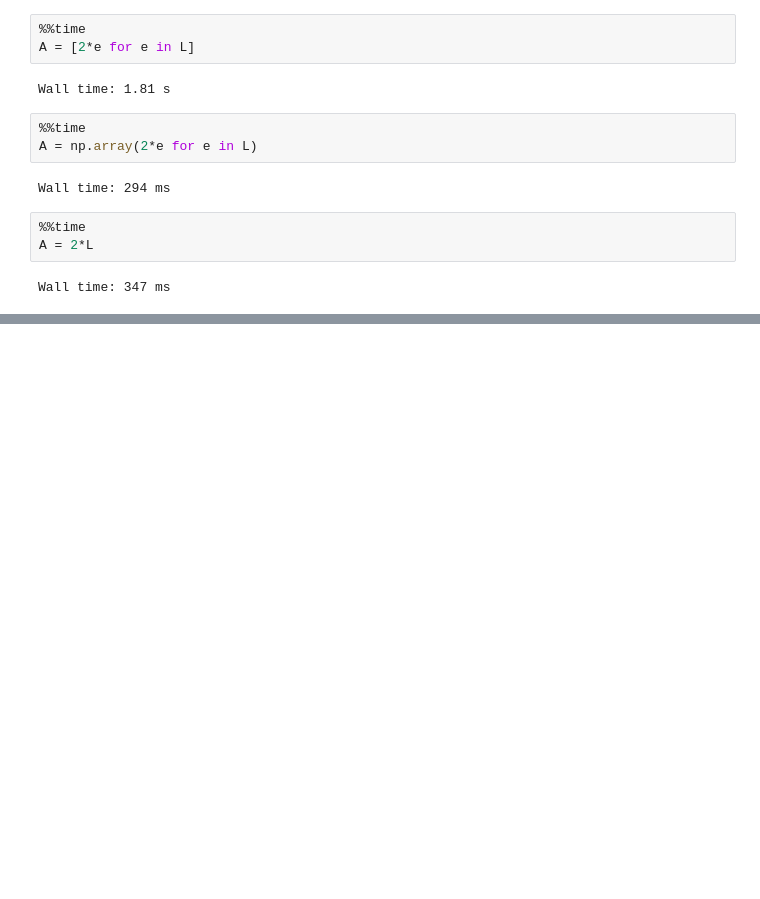
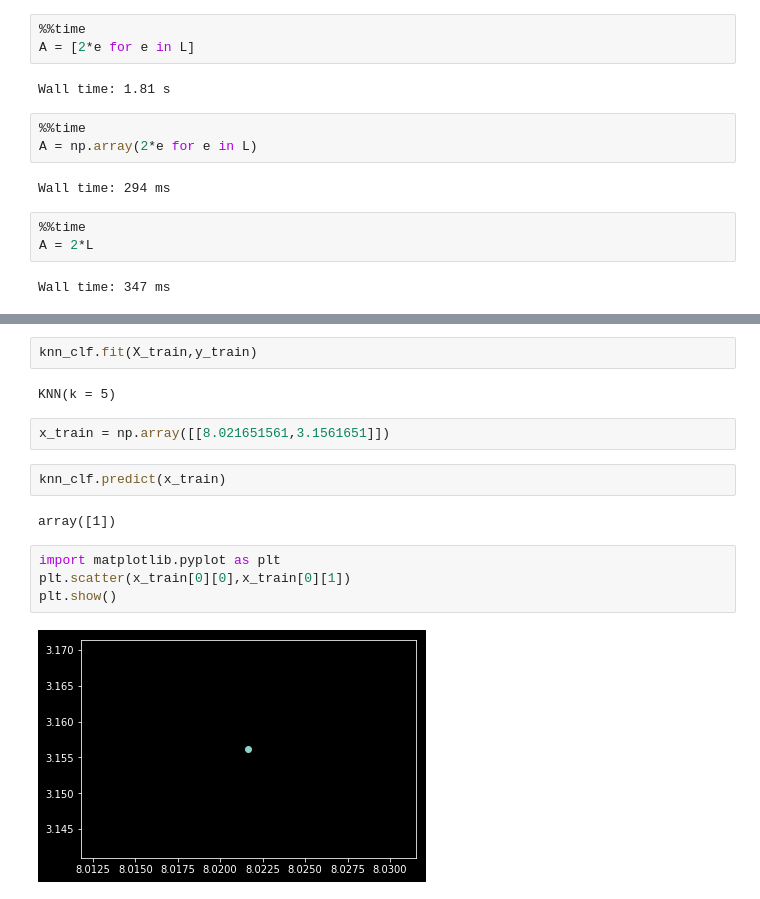
Before and after one commit to Packbaby/MyStudyOfMachineLearning, a Jupyter notebook: 机器学习/网课笔记全套.ipynb, the cells around one changed output, grey strips where cells are left out. Drawn from its saved outputs; the diff is of its cells as text; blank space fills up the shorter version.

```diff
--- a/机器学习/网课笔记全套.ipynb
+++ b/机器学习/网课笔记全套.ipynb
@@ -745,0 +892,16 @@ Wall time: 347 ms
+# %%
+knn_clf.fit(X_train,y_train)
+# %% [output]
+KNN(k = 5)
+# %%
+x_train = np.array([[8.021651561,3.1561651]])
+# %%
+knn_clf.predict(x_train)
+# %% [output]
+array([1])
+# %%
+import matplotlib.pyplot as plt
+plt.scatter(x_train[0][0],x_train[0][1])
+plt.show()
+# %% [output]
+[figure, added]
```
Also changed, not shown: parts of 18 cells of this notebook, 14 other files.
